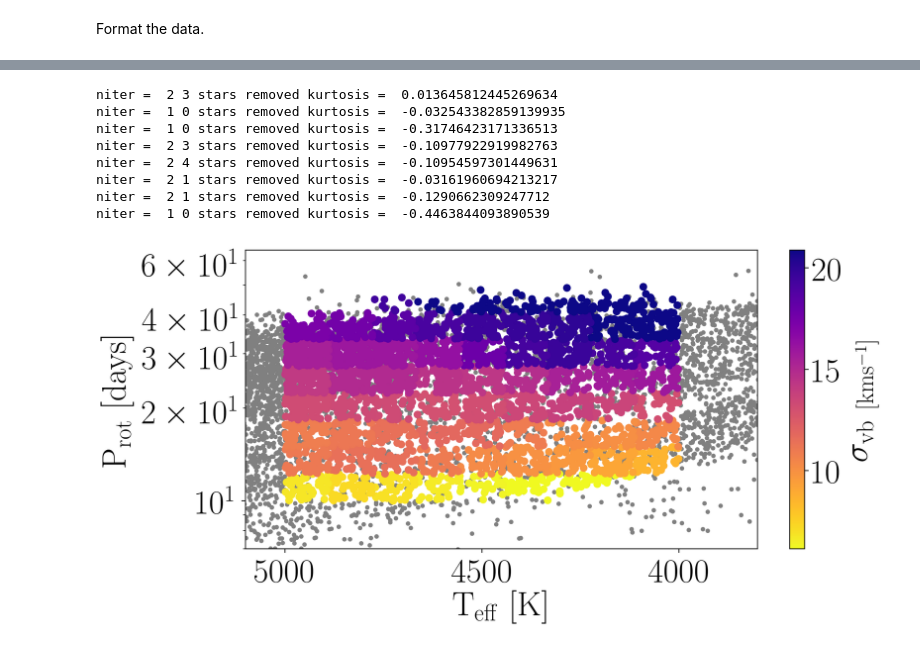
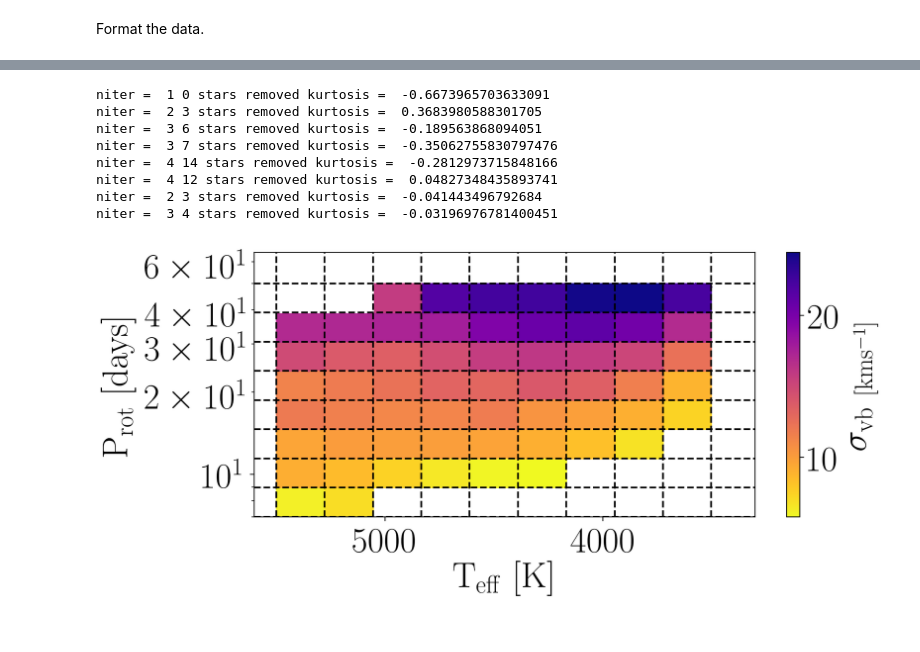
Before and after one commit to RuthAngus/kinematics-and-rotation, a Jupyter notebook: Main_figure.ipynb, the cells around one changed output, grey strips where cells are left out. Drawn from its saved outputs; the diff is of its cells as text; code cells hidden in the pictures.

```diff
--- a/Main_figure.ipynb
+++ b/Main_figure.ipynb
@@ -107,7 +113,7 @@ ax1.plot(gaia_mc1.color_teffs, gaia_mc1.Prot, ".", color=".5", rasterized=True,
 for i, m in enumerate(age_masks):
     v_clipped, clipping_mask = sigma_clip(v[m], 3)
     cb1 = ax1.scatter(x[m][clipping_mask], y[m][clipping_mask], c=rgba[i],
-                      vmin=vmin, vmax=vmax, rasterized=True, zorder=1, s=45,
+                      vmin=vmin, vmax=vmax, rasterized=True, zorder=1, s=35,
                       label="${0:.1f} < t < {1:.1f}$".format(age_bins[i], age_bins[i+1]))
 
 # Add the sun
@@ -166,7 +172,8 @@ niter =  2 3 stars removed kurtosis =  -0.11178570351615535
 # %% [markdown]
 Now make cuts in rotation period.
 # %%
-period_bins = 10**np.linspace(np.log10(10), np.log10(50), 9)
+period_bins = 10**np.linspace(np.log10(7), np.log10(50), 9)
+# period_bins = 10**np.linspace(np.log10(7), np.log10(50), 5)
 mid_period_bins = period_bins[:-1] + .5*np.diff(period_bins)
 period_masks = select_stars(gaia_mc, period_bins, "Prot")
 
@@ -174,6 +181,7 @@ pds, pderrs = [np.zeros((len(period_bins), len(tbins[:-1]))) for i in range(2)]
 # %% [markdown]
 Set the color scale.
 # %%
+cmap = plt.cm.get_cmap('viridis_r')
 vmin, vmax = min(mid_period_bins), max(mid_period_bins)
 color_values = (mid_period_bins - vmin)/(vmax - vmin)
 rgba = cmap(color_values)
@@ -264,3 +272,8 @@ rgba = cmap(color_values)
 pvmin, pvmax = np.min(pds[pds > 0]), np.max(pds[np.isfinite(pds)])
 pcolor_values = (pds - pvmin)/(pvmax - pvmin)
 prgba = cmap(pcolor_values)
+# %%
+cmap = plt.cm.get_cmap('plasma_r')
+pvmin, pvmax = np.min(pds[pds > 0]), np.max(pds[np.isfinite(pds)])
+pcolor_values = (pds - pvmin)/(pvmax - pvmin)
+prgba_plasma = cmap(pcolor_values)
@@ -267,33 +362,48 @@ prgba = cmap(pcolor_values)
 # %%
 plt.figure(figsize=(10, 5), dpi=200)
-plt.plot(gaia_mc1.color_teffs, gaia_mc1.Prot, ".", color=".5", rasterized=True, zorder=0)
+# plt.plot(gaia_mc1.color_teffs, gaia_mc1.Prot, ".", color=".1", alpha=.1, ms=2,
+#          mec="none", rasterized=True, zorder=1)
+# plt.plot(gaia_mc.color_teffs, gaia_mc.Prot, "ko", mec="k", ms=.5,
+#          alpha=.2, rasterized=True, zorder=3)
 
-# for i, m in enumerate(age_masks):
 for i, m in enumerate(period_masks):
+    plt.axhline(period_bins[i], color="k", ls="--")
+
     v_clipped, clipping_mask = sigma_clip(v[m], 3)
 
     for j in range(len(tbins)-1):
         tm = (x[m][clipping_mask] > tbins[j]) * (x[m][clipping_mask] < tbins[j+1])
         cb1 = plt.scatter(x[m][clipping_mask][tm], y[m][clipping_mask][tm],
                           c=np.ones_like(y[m][clipping_mask][tm])*pds[i, j],
-                          vmin=vmin, vmax=vmax,
-                          rasterized=True, zorder=1, s=35, cmap="plasma_r")
+                          vmin=pvmin, vmax=pvmax,
+                          rasterized=True, zorder=2, s=1, cmap="plasma_r")
+
+        xs = np.linspace(tbins[j], tbins[j+1], 10)
+        color = prgba_plasma[i, j]
+        if not np.isfinite(pds[i, j]):
+            color = "w"
+        plt.fill_between(xs, np.ones_like(xs)*period_bins[i], np.ones_like(xs)*period_bins[i+1],
+                         color=color, zorder=1)
+
+plt.axhline(period_bins[-1], color="k", ls="--")
+for t in tbins:
+    plt.axvline(t, color="k", ls="--")
 
 plt.colorbar(cb1, label="$\sigma_\mathrm{vb~[kms^{-1}]}$")
 plt.xlabel("$\mathrm{T_{eff}~[K]}$")
 plt.ylabel("$\mathrm{P_{rot}~[days]}$")
 plt.xlim(xlim)
 plt.yscale("log")
 plt.ylim(7, 65)
 plt.tight_layout()
 # plt.savefig("paper/dispersion_period_teff.pdf")
 # %% [output]
-niter =  2 3 stars removed kurtosis =  0.013645812445269634
-niter =  1 0 stars removed kurtosis =  -0.032543382859139935
-niter =  1 0 stars removed kurtosis =  -0.31746423171336513
-niter =  2 3 stars removed kurtosis =  -0.10977922919982763
-niter =  2 4 stars removed kurtosis =  -0.10954597301449631
-niter =  2 1 stars removed kurtosis =  -0.03161960694213217
-niter =  2 1 stars removed kurtosis =  -0.1290662309247712
-niter =  1 0 stars removed kurtosis =  -0.4463844093890539
+niter =  1 0 stars removed kurtosis =  -0.6673965703633091
+niter =  2 3 stars removed kurtosis =  0.3683980588301705
+niter =  3 6 stars removed kurtosis =  -0.189563868094051
+niter =  3 7 stars removed kurtosis =  -0.35062755830797476
+niter =  4 14 stars removed kurtosis =  -0.2812973715848166
+niter =  4 12 stars removed kurtosis =  0.04827348435893741
+niter =  2 3 stars removed kurtosis =  -0.041443496792684
+niter =  3 4 stars removed kurtosis =  -0.03196976781400451
-[figure, old version]
+[figure, new version]
```
Also changed, not shown: parts of 7 cells of this notebook.
